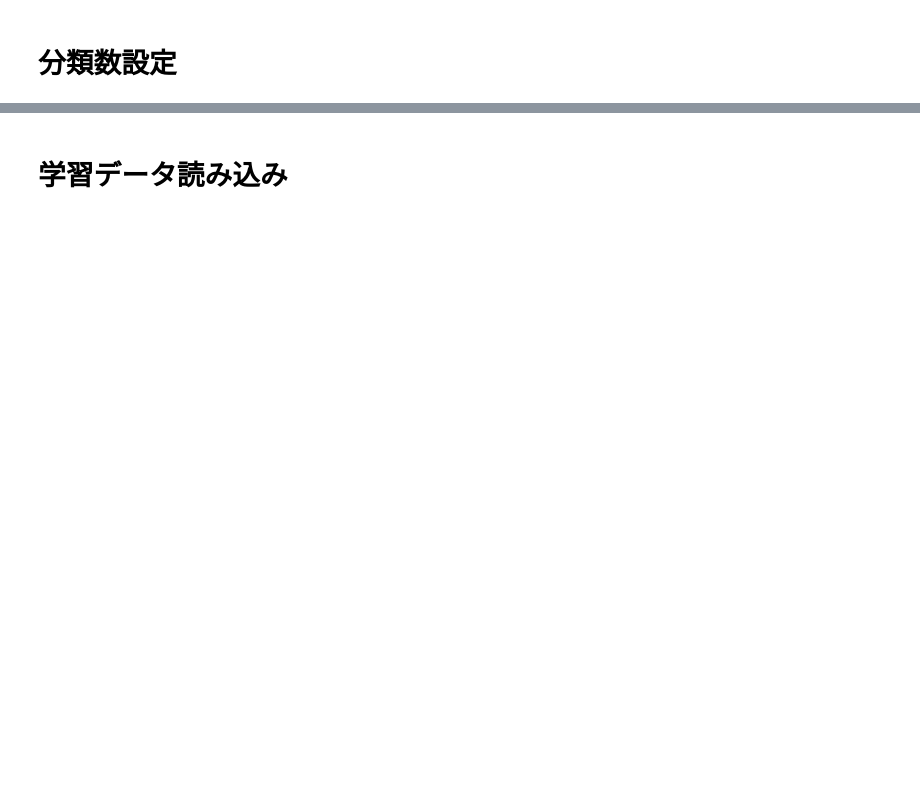
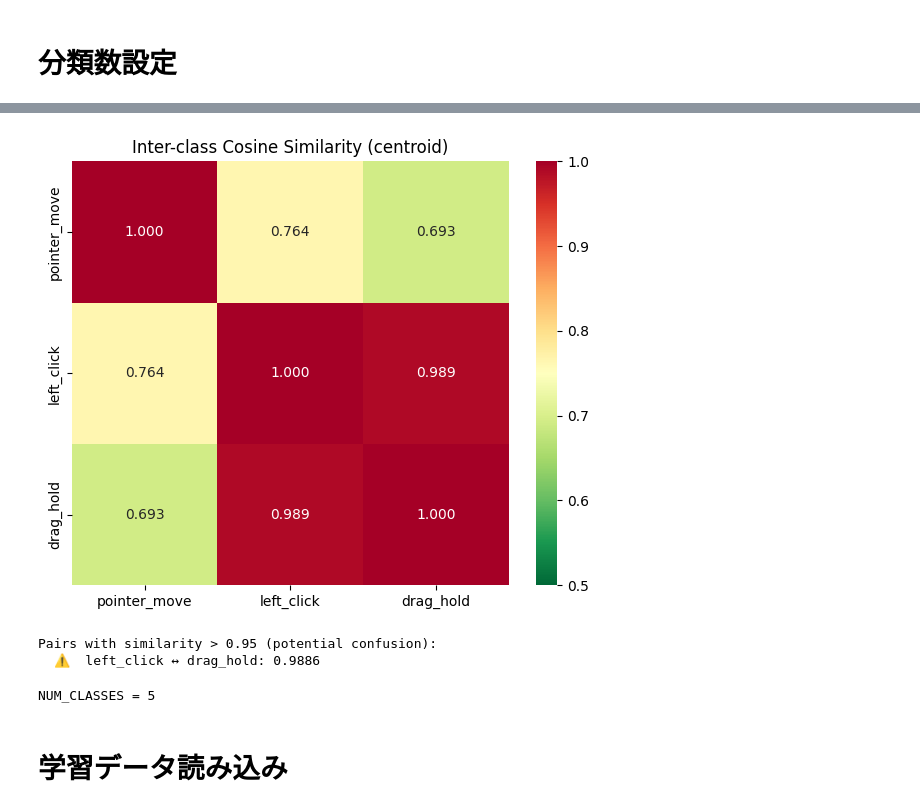
Before and after one commit to sakanaowo/TouchlessControl, a Jupyter notebook: keypoint_classification.ipynb, the cells around one changed output, grey strips where cells are left out. Saved outputs shown, nothing was run; the diff lists cells and outputs as text; code cells hidden in the pictures; blank space fills up the shorter version.

```diff
--- a/keypoint_classification.ipynb
+++ b/keypoint_classification.ipynb
@@ -18,2 +77,47 @@ NUM_CLASSES = 7
+# %%
+# Inter-class similarity check (centroid cosine distance)
+# Helps detect if left_click and drag_hold (or other pairs) are too similar
+from sklearn.metrics.pairwise import cosine_similarity
+
+features = raw.iloc[:, 1:].values
+labels = raw.iloc[:, 0].values
+
+centroids = {}
+for cls_id in sorted(set(labels)):
+    centroids[cls_id] = features[labels == cls_id].mean(axis=0)
+
+centroid_matrix = np.array([centroids[k] for k in sorted(centroids.keys())])
+cos_sim = cosine_similarity(centroid_matrix)
+
+# Display as heatmap
+import seaborn as sns
+fig, ax = plt.subplots(figsize=(6, 5))
+names = [CLASS_NAMES[i] if i < len(CLASS_NAMES) else f"?{i}" for i in sorted(centroids.keys())]
+sns.heatmap(cos_sim, annot=True, fmt='.3f', xticklabels=names, yticklabels=names,
+            cmap='RdYlGn_r', vmin=0.5, vmax=1.0, ax=ax)
+ax.set_title("Inter-class Cosine Similarity (centroid)")
+plt.tight_layout()
+plt.show()
+
+# Flag similar pairs
+print("\nPairs with similarity > 0.95 (potential confusion):")
+flagged = False
+for i in range(len(names)):
+    for j in range(i+1, len(names)):
+        sim = cos_sim[i][j]
+        if sim > 0.95:
+            print(f"  ⚠️  {names[i]} ↔ {names[j]}: {sim:.4f}")
+            flagged = True
+if not flagged:
+    print("  ✅ No overly similar pairs detected")
+# %% [output]
+[figure, added]
+Pairs with similarity > 0.95 (potential confusion):
+  ⚠️  left_click ↔ drag_hold: 0.9886
+# %%
+NUM_CLASSES = len(CLASS_NAMES)
+print(f"NUM_CLASSES = {NUM_CLASSES}")
+# %% [output]
+NUM_CLASSES = 5
 # %% [markdown]
 # 学習データ読み込み
```
Also changed, not shown: parts of 7 cells of this notebook, 2 other files.
